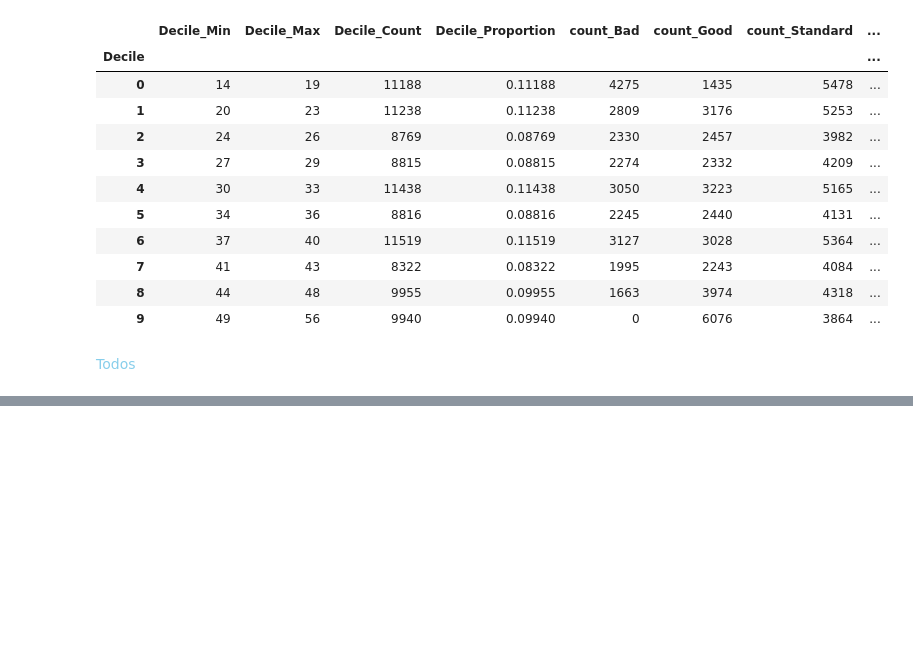
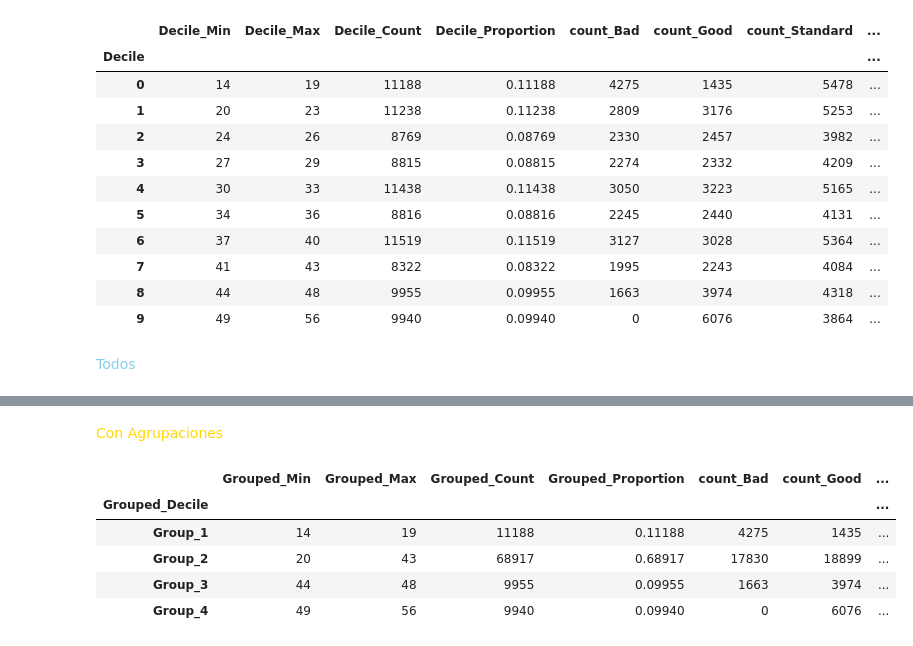
Before and after one commit to adoljc87/SCORE, a Jupyter notebook: notebooks/1_BIVARIATE_ANALYSIS/1_Age.ipynb, the cells around one changed output, grey strips where cells are left out. Cells and saved outputs as stored; diff of their text form; code cells hidden in the pictures; blank space fills up the shorter version.

```diff
--- a/notebooks/1_BIVARIATE_ANALYSIS/1_Age.ipynb
+++ b/notebooks/1_BIVARIATE_ANALYSIS/1_Age.ipynb
@@ -62,6 +67,8 @@ fig_box.show()
 analysis_summary = summarize_decile_analysis(df, "Age", target_col="Credit_Mix")
 
 deciles = analysis_summary['decile_summary']
+df_deciles = analysis_summary['df_deciles']
+
 deciles
 # %% [output]
 |  | Decile_Min | Decile_Max | Decile_Count | Decile_Proportion | count_Bad | count_Good | count_Standard | ... |
@@ -225,0 +281,28 @@ fig.show()
+# %% [markdown]
+<font color = 'gold'> Con Agrupaciones
+# %%
+group_map = {
+    0: "Group_1",
+    1: "Group_2",
+    2: "Group_2",
+    3: "Group_2",
+    4: "Group_2",
+    5: "Group_2",
+    6: "Group_2",
+    7: "Group_2",
+    8: "Group_3",
+    9: "Group_4"
+}
+
+df_grouped = group_deciles(df_deciles, group_map)
+
+grouped_summary = summarize_grouped_deciles(df_grouped, continuous_variable="Age", target_col="Credit_Mix")
+
+display(grouped_summary)
+# %% [output]
+|  | Grouped_Min | Grouped_Max | Grouped_Count | Grouped_Proportion | count_Bad | count_Good | ... |
+| Grouped_Decile |  |  |  |  |  |  | ... |
+| Group_1 | 14 | 19 | 11188 | 0.11188 | 4275 | 1435 | ... |
+| Group_2 | 20 | 43 | 68917 | 0.68917 | 17830 | 18899 | ... |
+| Group_3 | 44 | 48 | 9955 | 0.09955 | 1663 | 3974 | ... |
+| Group_4 | 49 | 56 | 9940 | 0.09940 | 0 | 6076 | ... |
```
Also changed, not shown: parts of 6 cells of this notebook, 2 other files.
